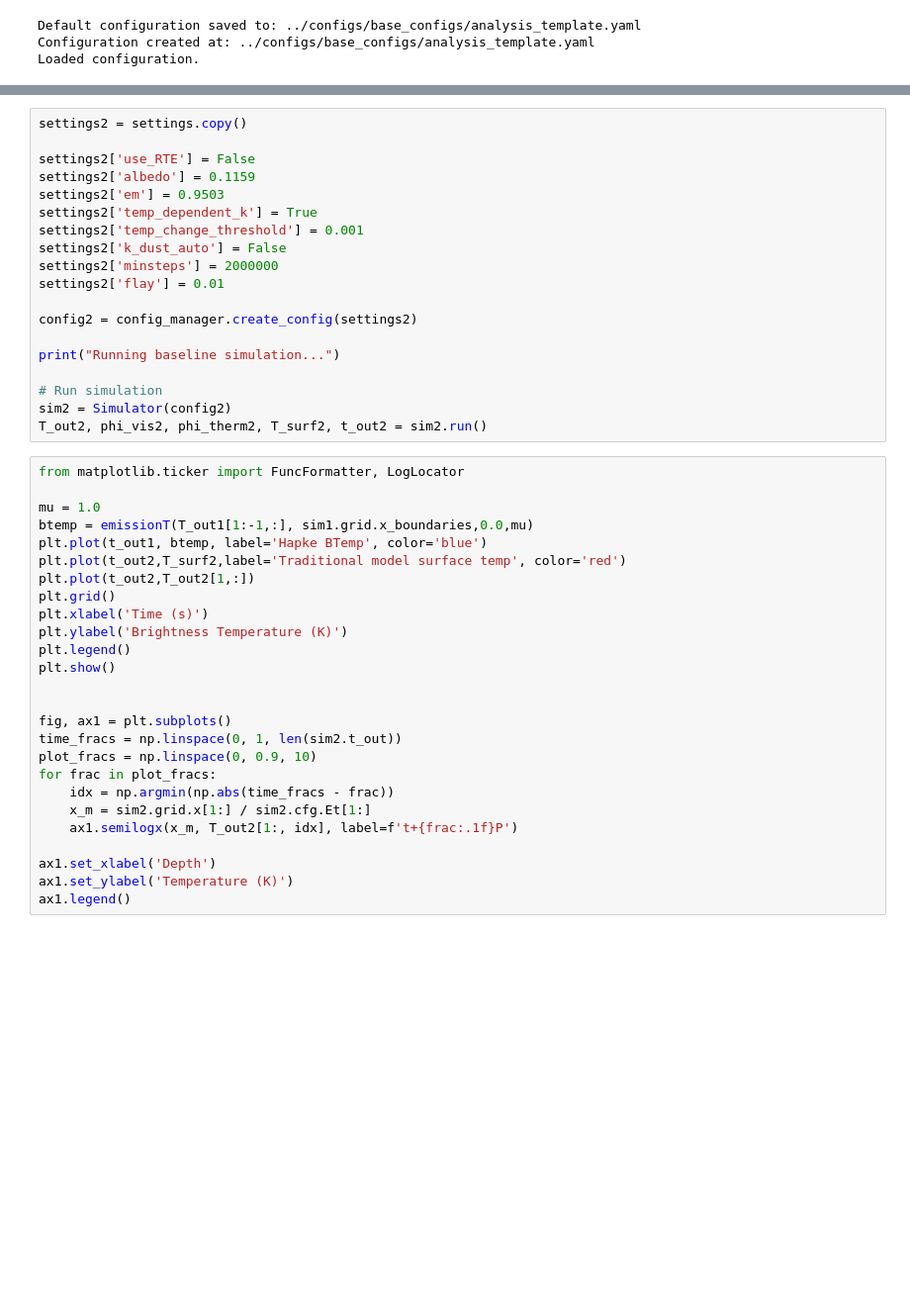
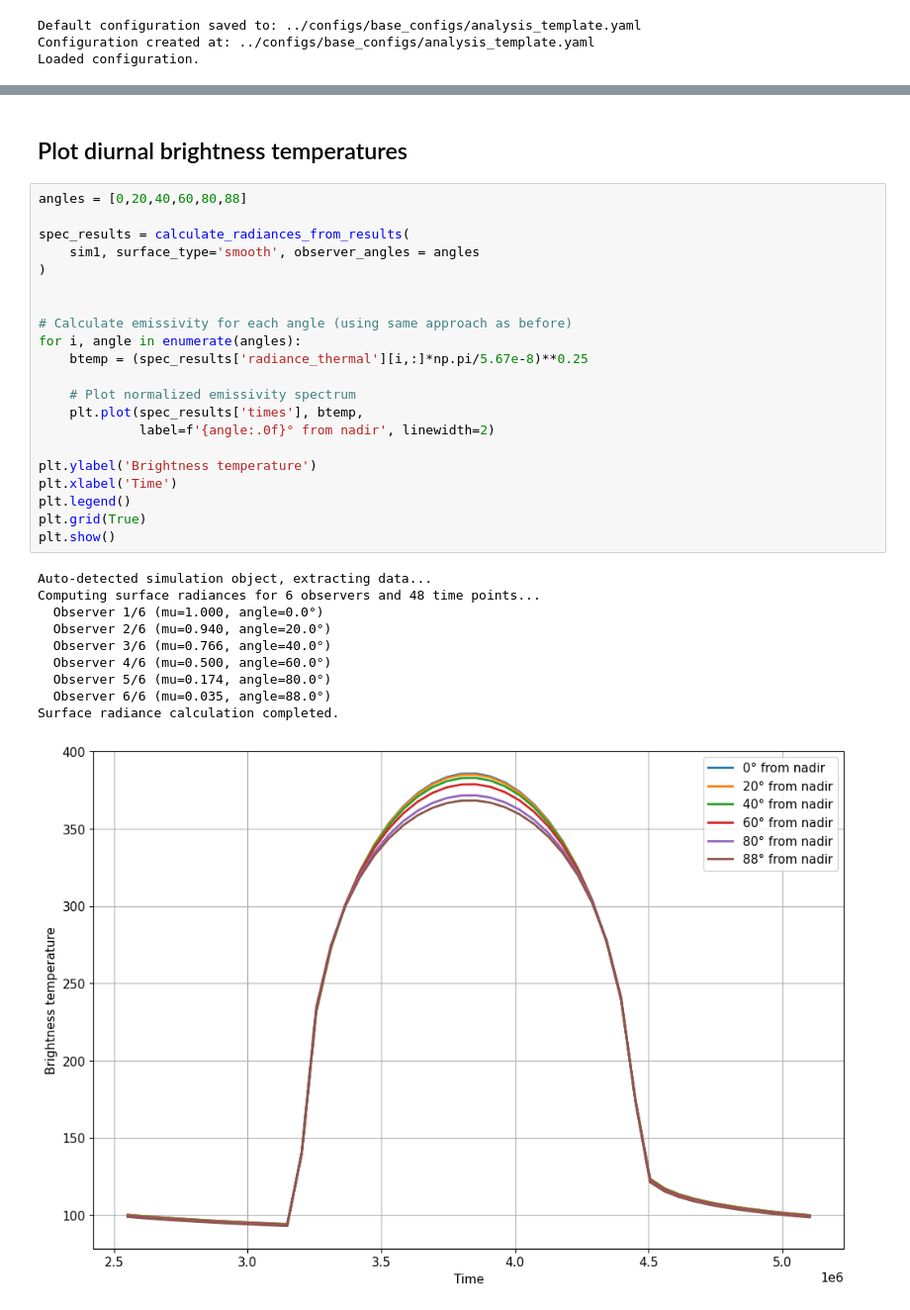
Before and after one commit to andrewryan2727/ThermoSpec, a Jupyter notebook: Analyses/Lunar_diurnal_test.ipynb, the cells around one changed output, grey strips where cells are left out. Shown at 99% size. Drawn from its saved outputs; the diff is of its cells as text; blank space fills up the shorter version.

```diff
--- a/Analyses/Lunar_diurnal_test.ipynb
+++ b/Analyses/Lunar_diurnal_test.ipynb
@@ -200,45 +229,34 @@ plt.show()
-# %%
-settings2 = settings.copy()
-
-settings2['use_RTE'] = False
-settings2['albedo'] = 0.1159
-settings2['em'] = 0.9503
-settings2['temp_dependent_k'] = True
-settings2['temp_change_threshold'] = 0.001
-settings2['k_dust_auto'] = False
-settings2['minsteps'] = 2000000
-settings2['flay'] = 0.01
-
-config2 = config_manager.create_config(settings2)
-
-print("Running baseline simulation...")
-
-# Run simulation
-sim2 = Simulator(config2)
-T_out2, phi_vis2, phi_therm2, T_surf2, t_out2 = sim2.run()
-# %%
-from matplotlib.ticker import FuncFormatter, LogLocator
-
-mu = 1.0
-btemp = emissionT(T_out1[1:-1,:], sim1.grid.x_boundaries,0.0,mu)
-plt.plot(t_out1, btemp, label='Hapke BTemp', color='blue')
-plt.plot(t_out2,T_surf2,label='Traditional model surface temp', color='red')
-plt.plot(t_out2,T_out2[1,:])
-plt.grid()
-plt.xlabel('Time (s)')
-plt.ylabel('Brightness Temperature (K)')
-plt.legend()
-plt.show()
-
-
-fig, ax1 = plt.subplots()
-time_fracs = np.linspace(0, 1, len(sim2.t_out))
-plot_fracs = np.linspace(0, 0.9, 10)
-for frac in plot_fracs:
-    idx = np.argmin(np.abs(time_fracs - frac))
-    x_m = sim2.grid.x[1:] / sim2.cfg.Et[1:]
-    ax1.semilogx(x_m, T_out2[1:, idx], label=f't+{frac:.1f}P')
-
-ax1.set_xlabel('Depth')
-ax1.set_ylabel('Temperature (K)')
-ax1.legend()
+# %% [markdown]
+## Plot diurnal brightness temperatures
+# %%
+angles = [0,20,40,60,80,88]
+
+spec_results = calculate_radiances_from_results(
+    sim1, surface_type='smooth', observer_angles = angles
+)
+
+
+# Calculate emissivity for each angle (using same approach as before)
+for i, angle in enumerate(angles):
+    btemp = (spec_results['radiance_thermal'][i,:]*np.pi/5.67e-8)**0.25
+
+    # Plot normalized emissivity spectrum
+    plt.plot(spec_results['times'], btemp,
+             label=f'{angle:.0f}° from nadir', linewidth=2)
+
+plt.ylabel('Brightness temperature')
+plt.xlabel('Time')
+plt.legend()
+plt.grid(True)
+plt.show()
+# %% [output]
+Auto-detected simulation object, extracting data...
+Computing surface radiances for 6 observers and 48 time points...
+  Observer 1/6 (mu=1.000, angle=0.0°)
+  Observer 2/6 (mu=0.940, angle=20.0°)
+  Observer 3/6 (mu=0.766, angle=40.0°)
+  Observer 4/6 (mu=0.500, angle=60.0°)
+  Observer 5/6 (mu=0.174, angle=80.0°)
+  Observer 6/6 (mu=0.035, angle=88.0°)
+Surface radiance calculation completed.
+[figure, added]
```
Also changed, not shown: parts of 15 cells of this notebook, 10 other files.
